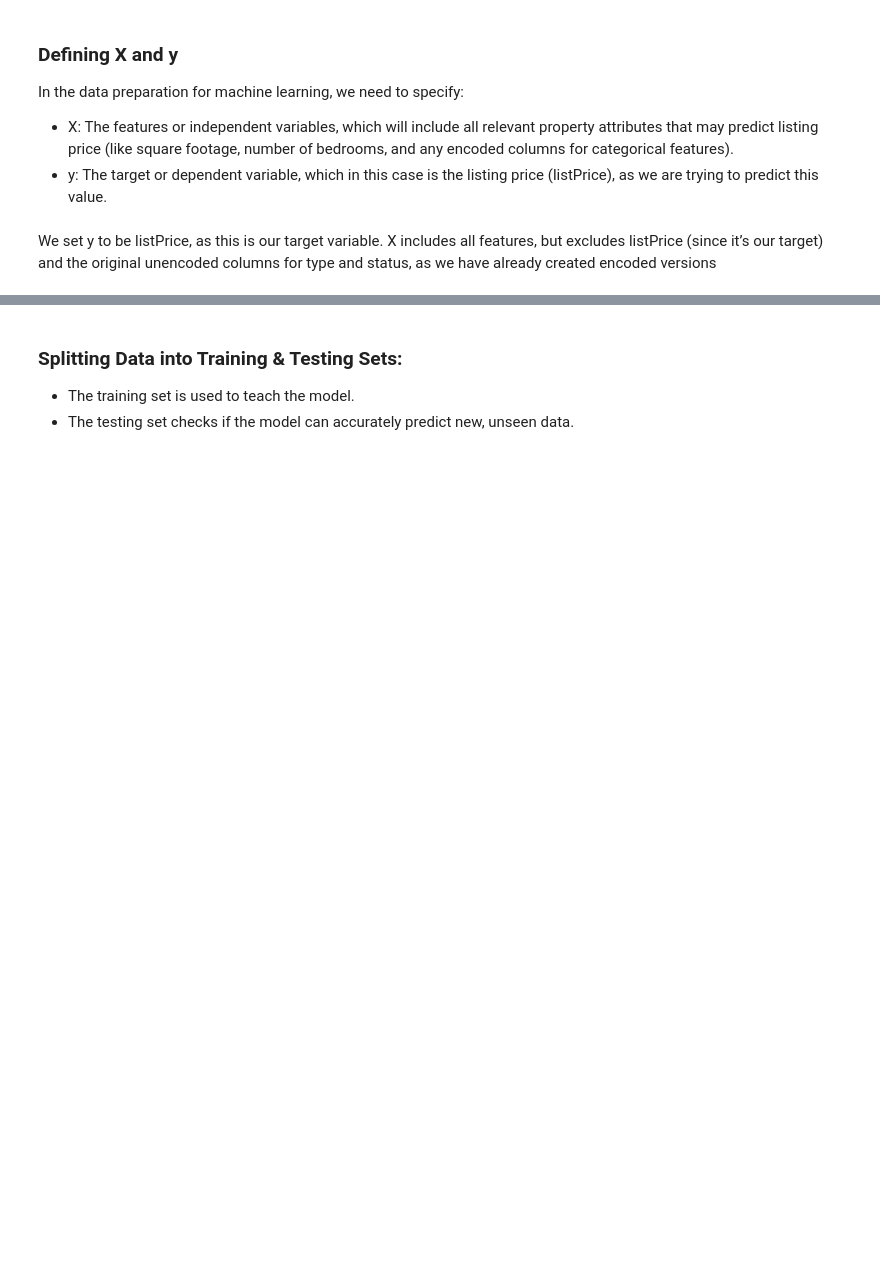
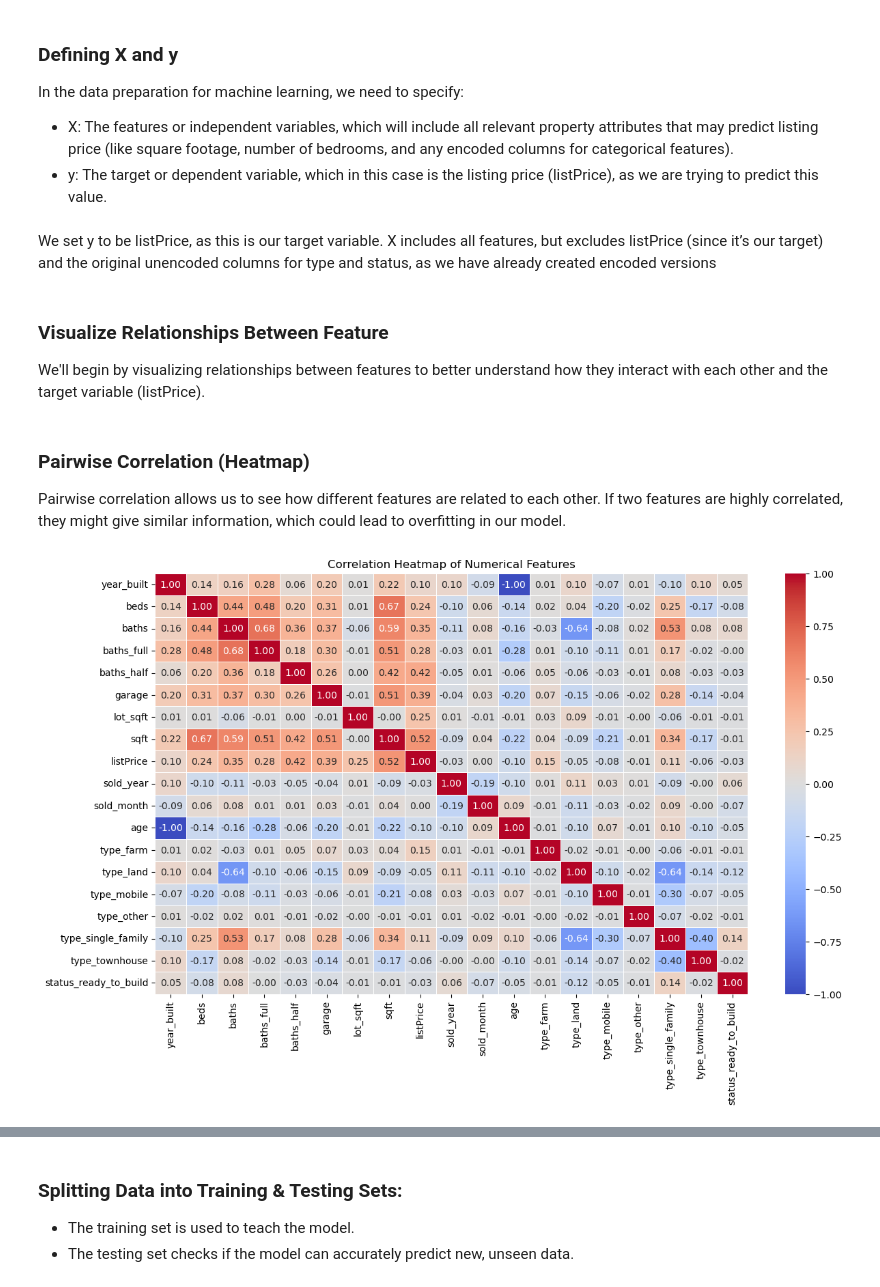
Before and after one commit to quadrillionaiire/Utah-Real-Estate-Sales-Analysis, a Jupyter notebook: notebooks/machine_learning.ipynb, the cells around one changed output, grey strips where cells are left out. Cells and saved outputs as stored; diff of their text form; code cells hidden in the pictures; blank space fills up the shorter version.

```diff
--- a/notebooks/machine_learning.ipynb
+++ b/notebooks/machine_learning.ipynb
@@ -67,0 +65,3 @@ To achieve a higher accuracy score, combining similar condo types and removing o
+# %%
+# drop variables that we do not need
+cleanedrs_data.drop(['lastSoldOn', 'stories', 'status_encoded'], axis=1, inplace=True)
@@ -67,0 +86,2 @@ To achieve a higher accuracy score, combining similar condo types and removing o
+# %%
+cleanedrs_data_encoded = pd.get_dummies(cleanedrs_data, drop_first=True, dtype='int')
@@ -88,3 +110,19 @@ X = cleanedrs_data.drop([
 # %% [markdown]
 We set y to be listPrice, as this is our target variable.
 X includes all features, but excludes listPrice (since it’s our target) and the original unencoded columns for type and status, as we have already created encoded versions
+# %% [markdown]
+### Visualize Relationships Between Feature
+We'll begin by visualizing relationships between features to better understand how they interact with each other and the target variable (listPrice).
+# %% [markdown]
+### Pairwise Correlation (Heatmap)
+Pairwise correlation allows us to see how different features are related to each other. If two features are highly correlated, they might give similar information, which could lead to overfitting in our model.
+# %%
+# Plotting a heatmap of pairwise correlations between numerical features
+# This will help us identify which features have strong relationships with each other.
+plt.figure(figsize=(14, 8))
+corr_matrix = cleanedrs_data_encoded.corr()  # Calculate correlation matrix for numerical features
+sns.heatmap(corr_matrix, annot=True, cmap='coolwarm', fmt=".2f", linewidths=0.5)
+plt.title('Correlation Heatmap of Numerical Features')
+plt.show()
+# %% [output]
+[figure, added]
```
Also changed, not shown: parts of 110 cells of this notebook, 1 other file.
